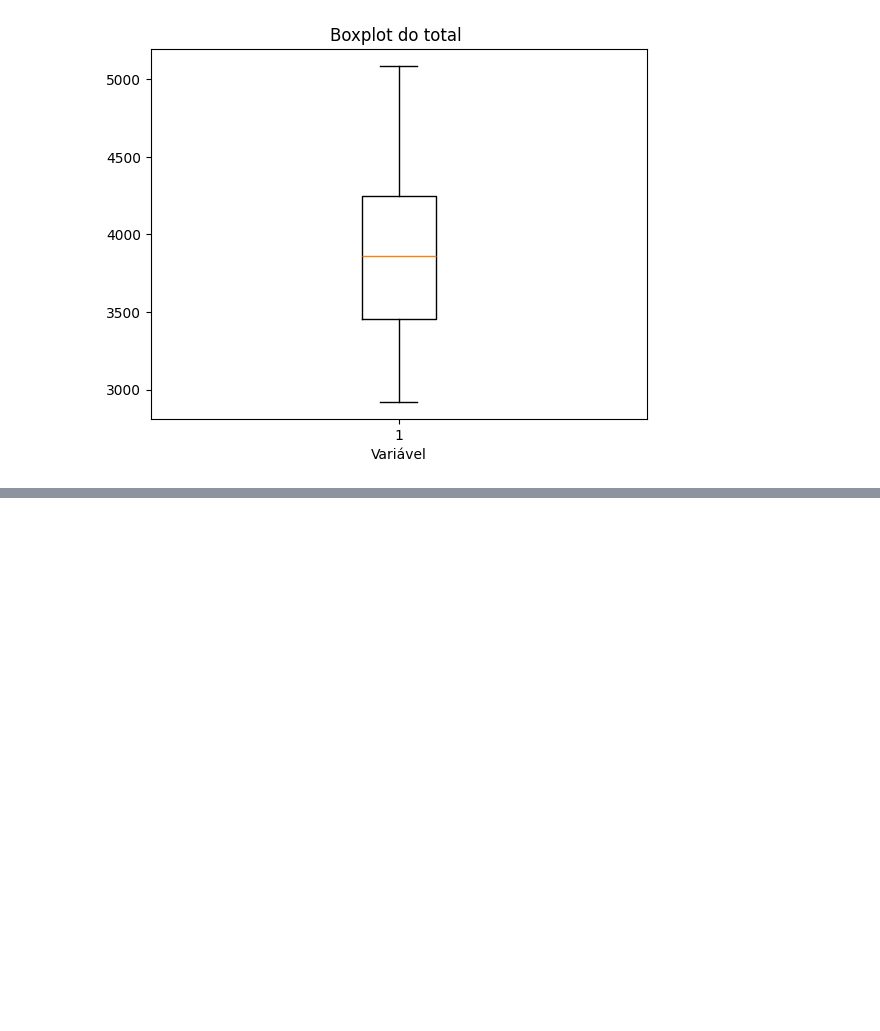
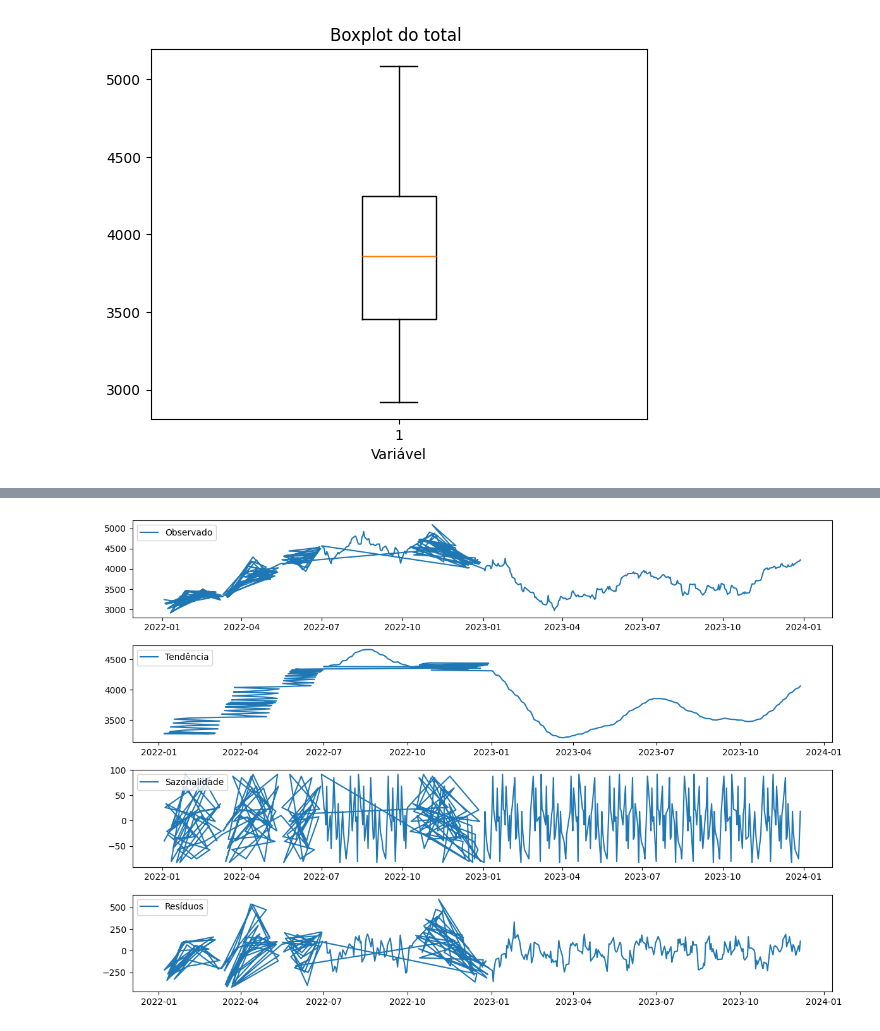
Before and after one commit to sergiolfaria/Atividades_Ciencia_De_Dados, a Jupyter notebook: Trabalho Arima/Arima.ipynb, the cells around one changed output, grey strips where cells are left out. Cells and saved outputs as stored; diff of their text form; code cells hidden in the pictures; blank space fills up the shorter version.

```diff
--- a/Trabalho Arima/Arima.ipynb
+++ b/Trabalho Arima/Arima.ipynb
@@ -91,0 +110,23 @@ plt.show()
+# %%
+
+
+# Decomposição da série temporal
+result = seasonal_decompose(ELETROBRAS_df['Preco_Fechamento'], model='additive', period=30)  # Ajuste o período conforme necessário
+
+# Plotando os componentes
+plt.figure(figsize=(12, 8))
+plt.subplot(411)
+plt.plot(result.observed, label='Observado')
+plt.legend(loc='upper left')
+plt.subplot(412)
+plt.plot(result.trend, label='Tendência')
+plt.legend(loc='upper left')
+plt.subplot(413)
+plt.plot(result.seasonal,label='Sazonalidade')
+plt.legend(loc='upper left')
+plt.subplot(414)
+plt.plot(result.resid, label='Resíduos')
+plt.legend(loc='upper left')
+plt.tight_layout()
+# %% [output]
+[figure, added]
```
Also changed, not shown: parts of 12 cells of this notebook.
